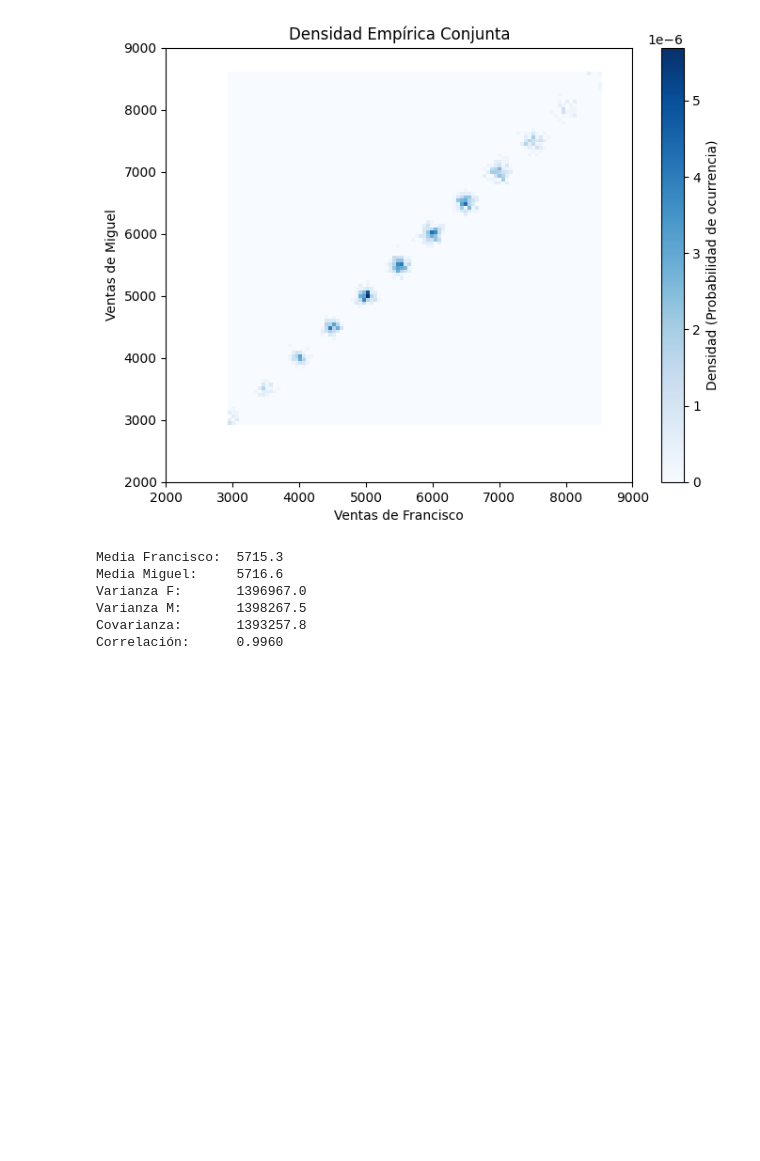
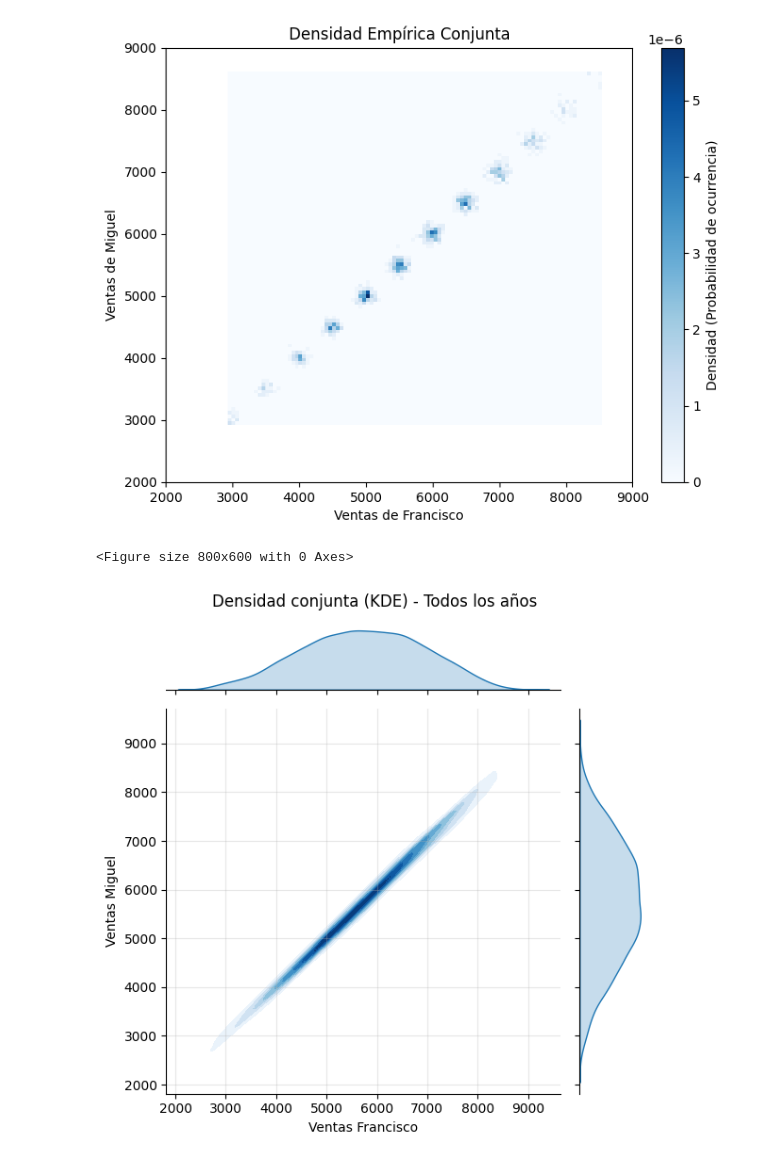
Before and after one commit to gabrielquiroga/peia-primer-examen-parcial, a Jupyter notebook: resolucion.ipynb, the cells around one changed output. Cells and saved outputs as stored; diff of their text form; code cells hidden in the pictures; blank space fills up the shorter version.

Commit message:
Se revisó y corrigió redacción. Se agregó densidad conjunta suavizada en ejercicio 4.

```diff
--- a/resolucion.ipynb
+++ b/resolucion.ipynb
@@ -554,34 +570,17 @@ plt.ylim(2000, 9000)
 plt.show()
 # %% [output]
 [figure]
-# %%
-x_f = df['sales_francisco'].values
-x_m = df['sales_miguel'].values
-
-# Medias marginales
-media_f = np.mean(x_f)
-media_m = np.mean(x_m)
-
-# Varianzas marginales
-var_f = np.var(x_f)
-var_m = np.var(x_m)
-
-# La covarianza: clave para entender la relación conjunta
-covarianza = np.cov(x_f, x_m)[0, 1]
-
-# La correlación: covarianza normalizada entre -1 y 1
-correlacion = np.corrcoef(x_f, x_m)[0, 1]
-
-print(f"Media Francisco:  {media_f:.1f}")
-print(f"Media Miguel:     {media_m:.1f}")
-print(f"Varianza F:       {var_f:.1f}")
-print(f"Varianza M:       {var_m:.1f}")
-print(f"Covarianza:       {covarianza:.1f}")
-print(f"Correlación:      {correlacion:.4f}")
-# %% [output]
-Media Francisco:  5715.3
-Media Miguel:     5716.6
-Varianza F:       1396967.0
-Varianza M:       1398267.5
-Covarianza:       1393257.8
-Correlación:      0.9960
+# %%
+# Scatter + KDE 2D - Densidad conjunta suavizada
+plt.figure(figsize=(8, 6))
+
+sns.jointplot(x=df['sales_francisco'].values, y=df['sales_miguel'].values, kind="kde", fill=True, cmap="Blues", height=6)
+plt.xlabel("Ventas Francisco")
+plt.ylabel("Ventas Miguel")
+plt.suptitle("Densidad conjunta (KDE) - Todos los años")
+plt.grid(True, alpha=0.3)
+plt.tight_layout()
+plt.show()
+# %% [output]
+<Figure size 800x600 with 0 Axes>
+[figure, added]
```
Also changed, not shown: parts of 14 cells of this notebook, 1 other file.
